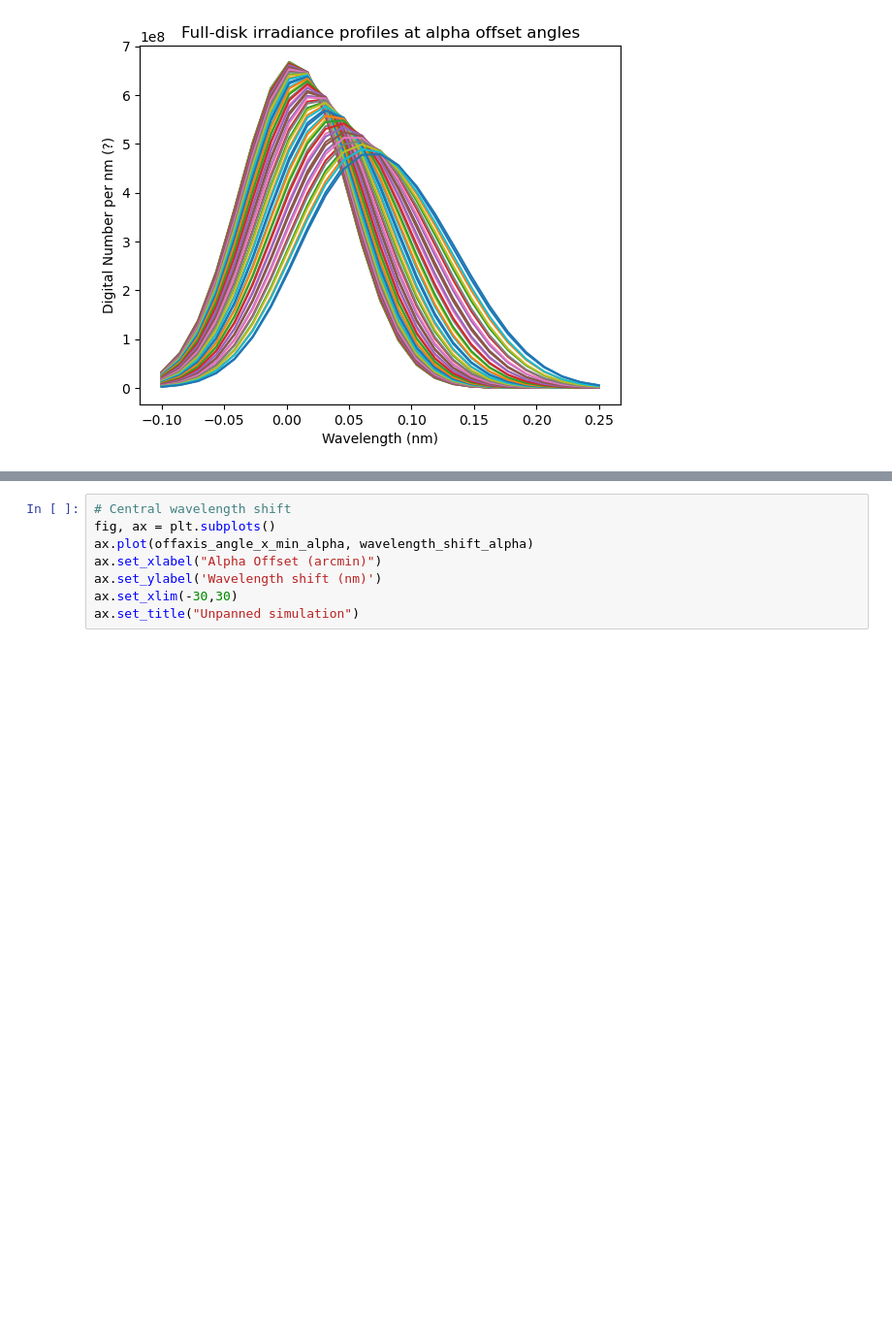
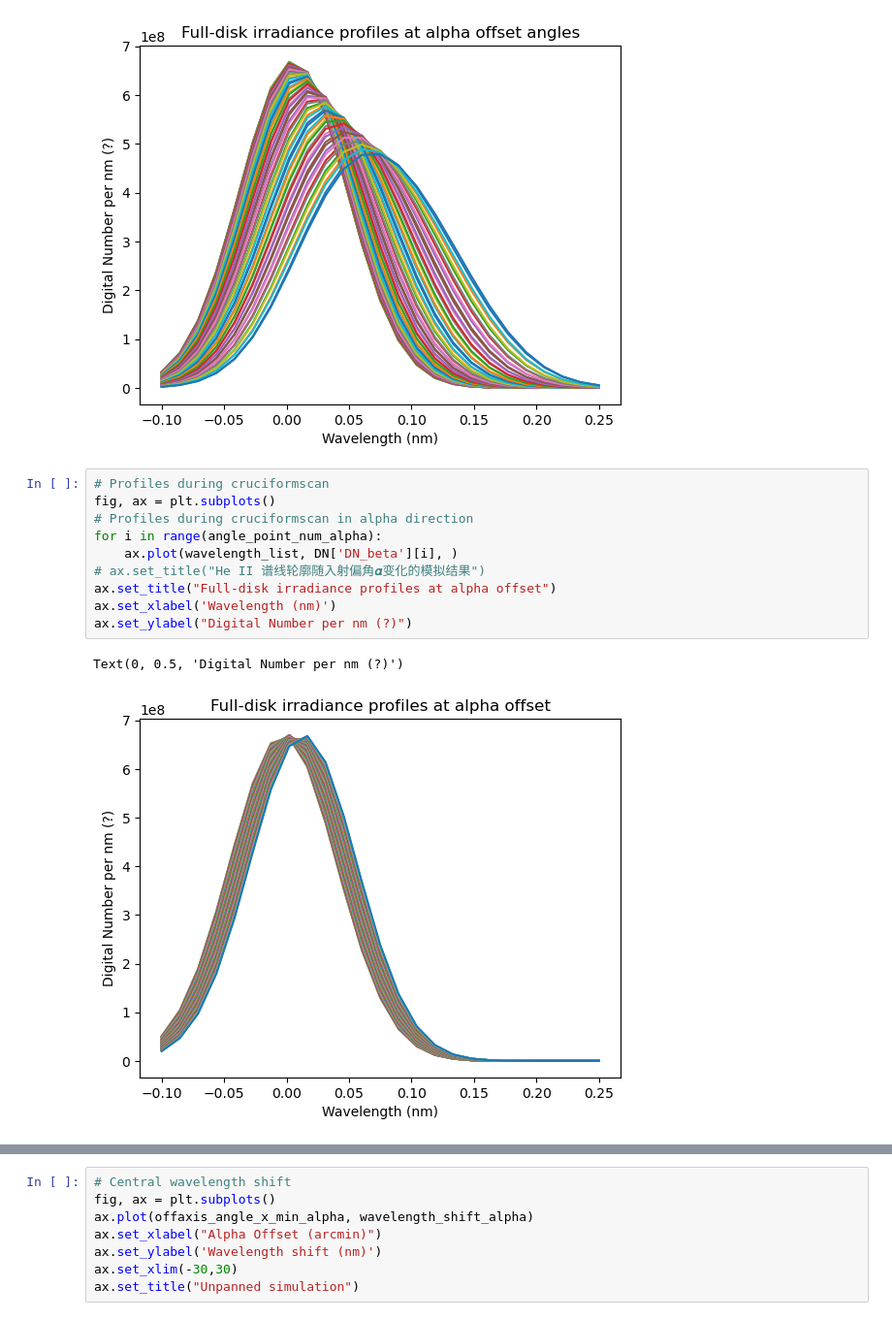
Before and after one commit to MaoChengzhi/EVE-spectrum-correction, a Jupyter notebook: using_aiapy/visualization.ipynb, the cells around one changed output, grey strips where cells are left out. Shown at 97% size. Drawn from its saved outputs; the diff is of its cells as text; blank space fills up the shorter version.

```diff
--- a/using_aiapy/visualization.ipynb
+++ b/using_aiapy/visualization.ipynb
@@ -55,6 +65,19 @@ ax.set_ylabel("Digital Number per nm (?)")
 # %% [output]
 Text(0, 0.5, 'Digital Number per nm (?)')
 [figure]
+# %%
+# Profiles during cruciformscan
+fig, ax = plt.subplots()
+# Profiles during cruciformscan in alpha direction
+for i in range(angle_point_num_alpha):
+    ax.plot(wavelength_list, DN['DN_beta'][i], )
+# ax.set_title("He II 谱线轮廓随入射偏角𝜶变化的模拟结果")
+ax.set_title("Full-disk irradiance profiles at alpha offset")
+ax.set_xlabel('Wavelength (nm)')
+ax.set_ylabel("Digital Number per nm (?)")
+# %% [output]
+Text(0, 0.5, 'Digital Number per nm (?)')
+[figure, added]
 # %%
 # Fitted profiles during cruciformscan
 fig, ax = plt.subplots()
```
Also changed, not shown: parts of 21 cells of this notebook, 3 other files.
